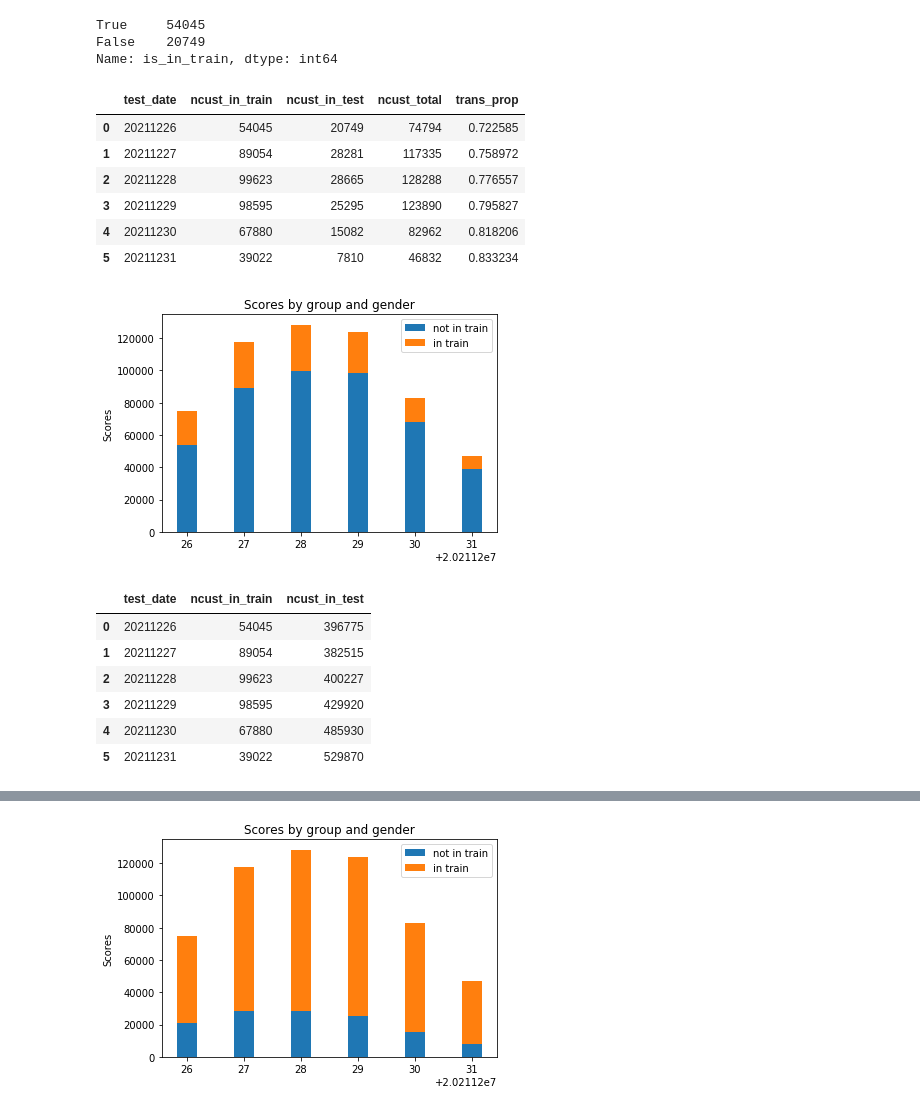
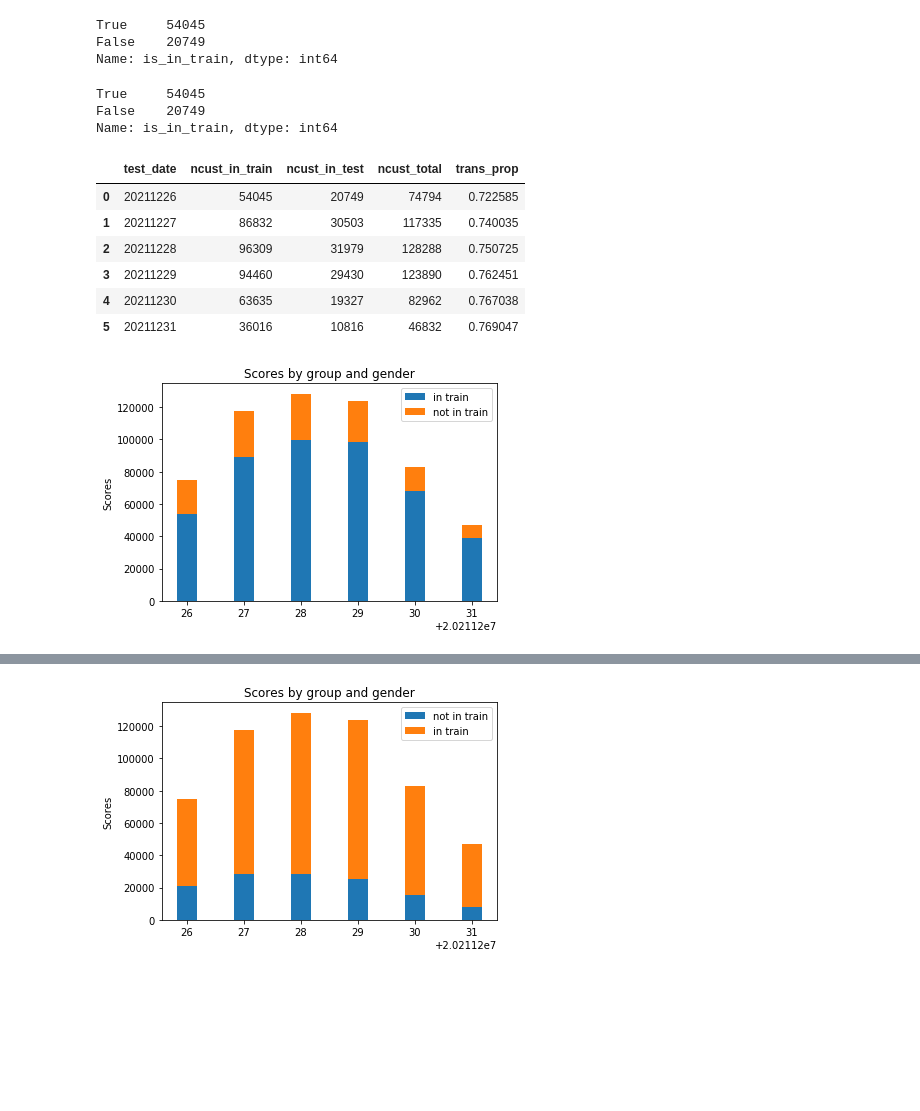
Before and after one commit to Chunger-Lo/LightGCN-PyTorch, a Jupyter notebook: data/sc/eda.ipynb, the cells around one changed output, grey strips where cells are left out. Saved outputs shown, nothing was run; the diff lists cells and outputs as text; code cells hidden in the pictures; blank space fills up the shorter version.

```diff
--- a/data/sc/eda.ipynb
+++ b/data/sc/eda.ipynb
@@ -88,6 +222,19 @@ False    20749
 Name: is_in_train, dtype: int64
 # %%
 del res
+# %%
+context_train = context[(context.date >= train_start) & (context.date < test_date)][['cust_no', 'item_id', 'show','click']]
+trainUniqueUsers = set(context_train.cust_no.unique())
+context_test = context[context.date == test_date][['cust_no', 'item_id','click']]
+context_test['is_in_train'] = context_test.cust_no.isin(trainUniqueUsers)
+grouped = context_test.groupby('cust_no')['is_in_train'].mean()
+res = grouped.value_counts()
+# %%
+res
+# %% [output]
+True     54045
+False    20749
+Name: is_in_train, dtype: int64
 # %%
 def splitting(user_list, train_start, test_date):
     context_train = context[(context.date >= train_start) & (context.date < test_date)][['cust_no', 'item_id', 'show','click']]
@@ -103,7 +250,7 @@ res_dict['test_date'] = []
 res_dict['ncust_in_train'] = []
 res_dict['ncust_in_test'] = []
 for test_date in range(20211226, 20211231+1):
-    res = splitting(user_list = user_list, train_start = 20211217, test_date = test_date)
+    res = splitting(user_list = user_list, train_start = test_date-9, test_date = test_date)
     res_dict['test_date'].append(test_date)
     res_dict['ncust_in_train'].append(res[1])
     res_dict['ncust_in_test'].append(res[0])
@@ -116,24 +263,24 @@ res_df
 # %% [output]
 |  | test_date | ncust_in_train | ncust_in_test | ncust_total | trans_prop |
 | 0 | 20211226 | 54045 | 20749 | 74794 | 0.722585 |
-| 1 | 20211227 | 89054 | 28281 | 117335 | 0.758972 |
-| 2 | 20211228 | 99623 | 28665 | 128288 | 0.776557 |
-| 3 | 20211229 | 98595 | 25295 | 123890 | 0.795827 |
-| 4 | 20211230 | 67880 | 15082 | 82962 | 0.818206 |
-| 5 | 20211231 | 39022 | 7810 | 46832 | 0.833234 |
+| 1 | 20211227 | 86832 | 30503 | 117335 | 0.740035 |
+| 2 | 20211228 | 96309 | 31979 | 128288 | 0.750725 |
+| 3 | 20211229 | 94460 | 29430 | 123890 | 0.762451 |
+| 4 | 20211230 | 63635 | 19327 | 82962 | 0.767038 |
+| 5 | 20211231 | 36016 | 10816 | 46832 | 0.769047 |
 # %%
 fig, ax = plt.subplots()
 width = 0.35
-ax.bar(res_df.test_date, res_df.ncust_in_train, width, label='not in train')
-ax.bar(res_df.test_date, res_df.ncust_in_test, width, bottom=res_df.ncust_in_train,label='in train')
+ax.bar(res_df.test_date, res_df.ncust_in_train, width, label='in train')
+ax.bar(res_df.test_date, res_df.ncust_in_test, width, bottom=res_df.ncust_in_train,label='not in train')
 
 ax.set_ylabel('Scores')
 ax.set_title('Scores by group and gender')
 ax.legend()
 
 plt.show()
 # %% [output]
-[figure, old version]
+[figure, new version]
 # %%
 def splitting(user_list, train_start, test_date):
     context_train = context[(context.date >= train_start) & (context.date < test_date)][['cust_no', 'item_id', 'show','click']]
@@ -168,13 +317,3 @@ for test_date in range(20211226, 20211231+1):
     res_dict['ncust_in_test'].append(res[1])
 res_df = pd.DataFrame.from_dict(res_dict)
     # export_file(date = str(test_date), pairs_dict_train = cust_items_dict_train, pairs_dict_test = cust_items_dict_test )
-# %%
-res_df
-# %% [output]
-|  | test_date | ncust_in_train | ncust_in_test |
-| 0 | 20211226 | 54045 | 396775 |
-| 1 | 20211227 | 89054 | 382515 |
-| 2 | 20211228 | 99623 | 400227 |
-| 3 | 20211229 | 98595 | 429920 |
-| 4 | 20211230 | 67880 | 485930 |
-| 5 | 20211231 | 39022 | 529870 |
```
Also changed, not shown: parts of 29 cells of this notebook, 7 other files.
